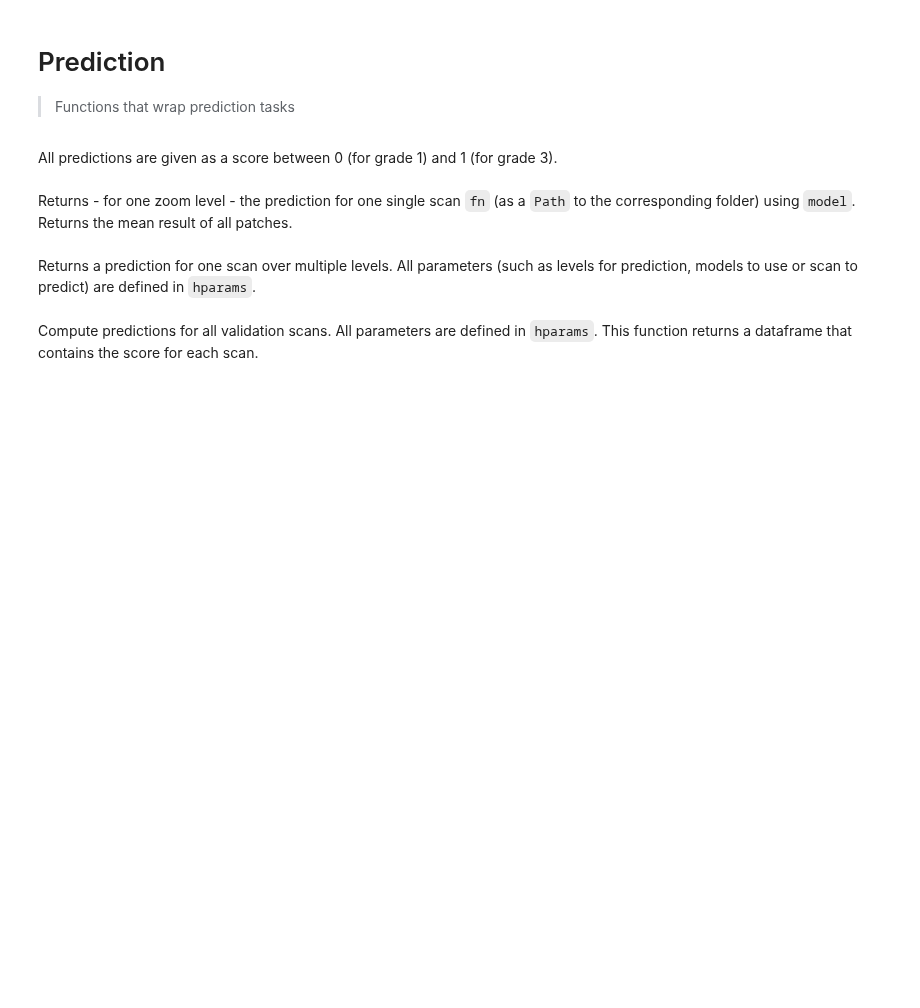
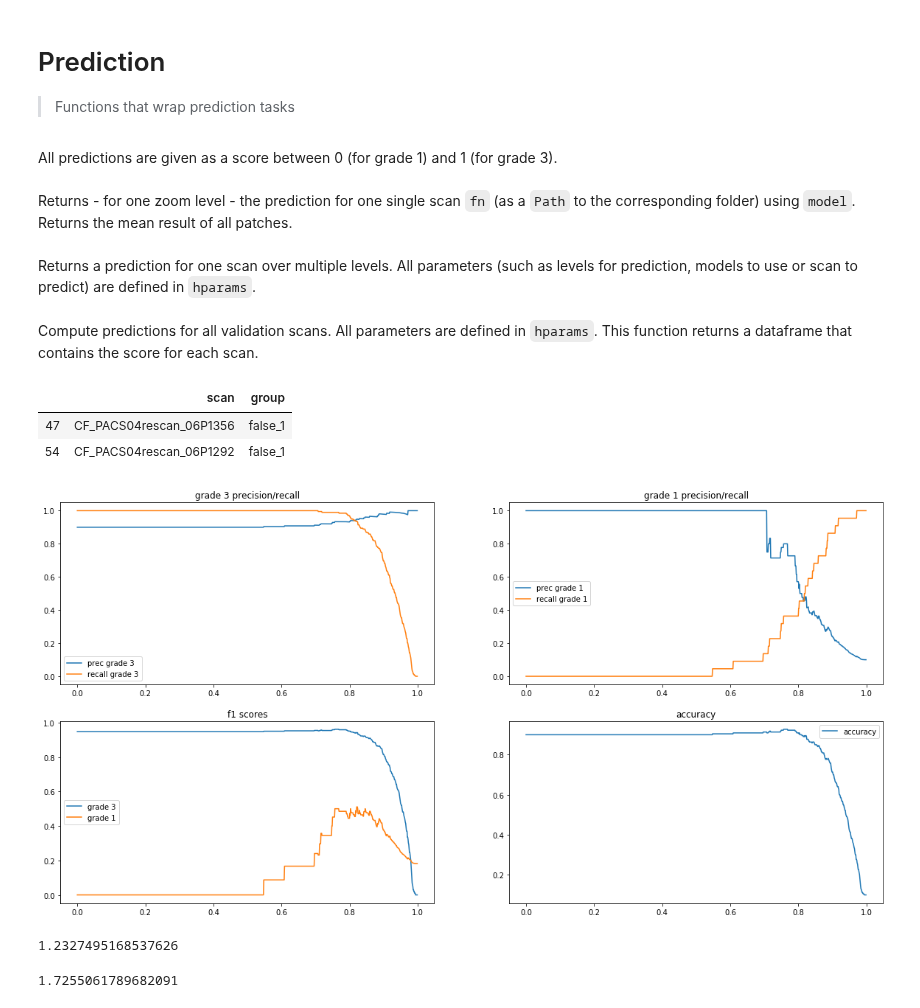
Before and after one commit to schwobr/grade_classif, a Jupyter notebook: nbs/02_predict.ipynb, the cells around one changed output. Saved outputs shown, nothing was run; the diff lists cells and outputs as text; code cells hidden in the pictures; blank space fills up the shorter version.

```diff
--- a/nbs/02_predict.ipynb
+++ b/nbs/02_predict.ipynb
@@ -23,7 +25,8 @@ def predict_one_scan_one_level(model, fn):
     preds = []
     for x in load_batches(fn, bs=model.bs, device=model.main_device):
         preds.append(model.predict(x).detach().cpu()[:, 1])
-    return sum(preds)/len(preds)
+    preds = torch.cat(preds)
+    return preds.sum().item()/len(preds)
 # %% [markdown]
 Returns - for one zoom level - the prediction for one single scan `fn` (as a `Path` to the corresponding folder) using `model`. Returns the mean result of all patches.
 # %%
@@ -46,11 +50,25 @@ def predict_all(hparams):
     df = pd.read_csv(hparams.data_csv, header='infer')
     preds = []
     scans = []
-    for scan in df.loc[df['split']=='valid', 'scan'].values:
-        hparams.scan = scan
-        scans.append(scan)
-        preds.append(predict_one_scan(hparams))
-    res = pd.DataFrame({'scan': scans, 'pred': preds})
+    levels = []
+    for level, version, norm_version in zip(hparams.levels, hparams.versions, hparams.norm_versions):
+        hparams.level = level
+        hparams.norm_version = norm_version
+        model = GradesClassifModel(hparams)
+        model.load(version)
+        for row in tqdm(df.loc[df['split']=='valid'].values):
+            scan, grade = row[:-1]
+            fn = hparams.full_data/f'{hparams.full_data.name}_{level}'/str(grade)/scan
+            try:
+                preds.append(predict_one_scan_one_level(model, fn))
+            except FileNotFoundError:
+                continue
+            scans.append(scan)
+            levels.append(level)
+    res = pd.DataFrame({'level': levels, 'scan': scans, 'pred': preds})
     return res
 # %% [markdown]
 Compute predictions for all validation scans. All parameters are defined in `hparams`. This function returns a dataframe that contains the score for each scan.
+# %%
+from grade_classif.params.parser import hparams
+df = predict_all(hparams)
@@ -57,3 +141,21 @@ Compute predictions for all validation scans. All parameters are defined in `hpa
+# %%
+group_df.loc[group_df['group'] == 'false_1']
+# %% [output]
+|  | scan | group |
+| 47 | CF_PACS04rescan_06P1356 | false_1 |
+| 54 | CF_PACS04rescan_06P1292 | false_1 |
+# %%
+tp, fp, tn, fn = plot_metrics(hparams, df)
+# %% [output]
+[figure, added]
+# %%
+(8e6/(15*1e5))**(1/8)
+# %% [output]
+1.2327495168537626
+# %%
+1.23*15**(1/(2*(5-1)))
+# %% [output]
+1.7255061789682091
 # %%
 #hide
 from nbdev.export import notebook2script
```
Also changed, not shown: parts of 6 cells of this notebook, 14 other files.
